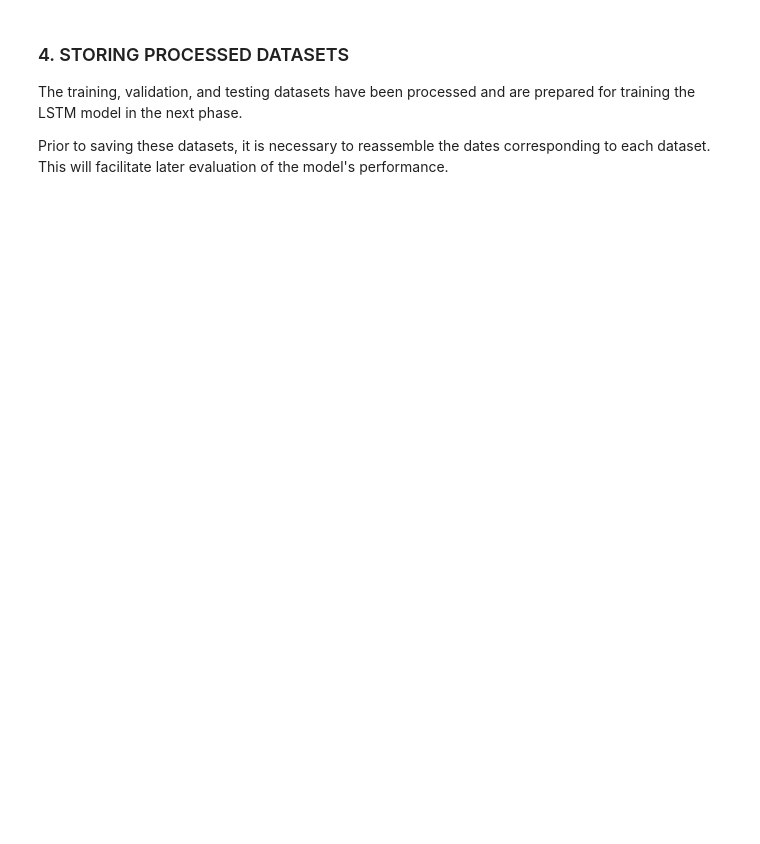
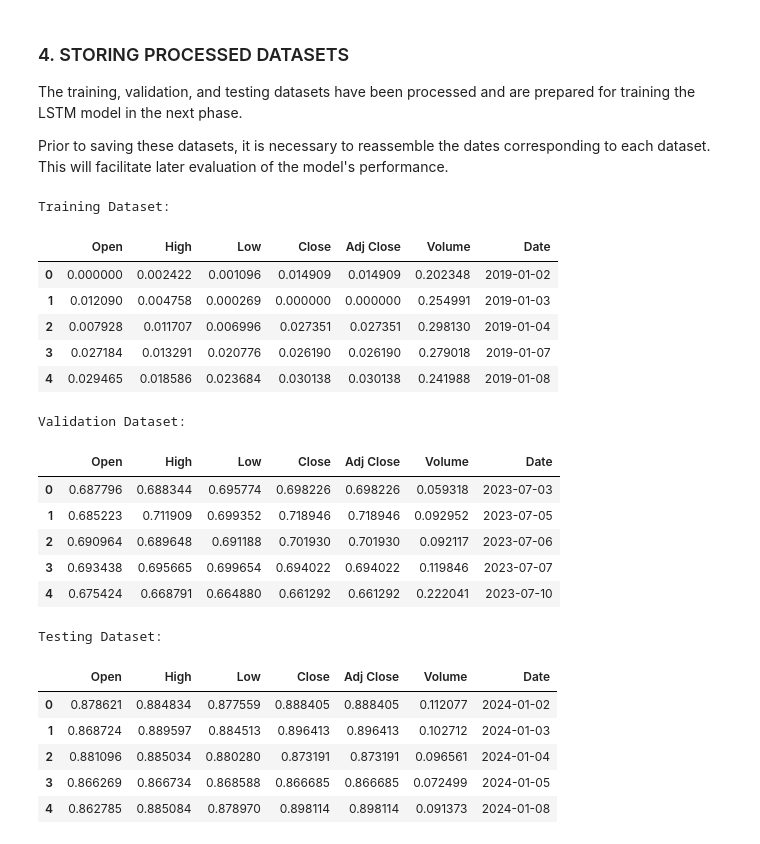
Before and after one commit to Pavun-KumarCH/LSTM-stock-price-prediction, a Jupyter notebook: research/Data-Preprocessing.ipynb, the cells around one changed output. Saved outputs shown, nothing was run; the diff lists cells and outputs as text; code cells hidden in the pictures; blank space fills up the shorter version.

```diff
--- a/research/Data-Preprocessing.ipynb
+++ b/research/Data-Preprocessing.ipynb
@@ -207,10 +207,10 @@ Accordingly, input features need to be transformed into a unified scale and sinc
 To prevent data leakage, we will fit the scaler solely to the training data. Subsequently, we will use this fitted scaler to transform the training, validation, and testing datasets.
 # %%
 # Initializing Scalr with range [0,1]
-scale = MinMaxScaler(feature_range=(0,1))
+scale = MinMaxScaler(feature_range = (0,1))
 
 # Fit & transform Scaler to Train, Validation & Test Datasets
-train_data_scaled = scale.fit_transform(train_data)
+train_data_scaled  =  scale.fit_transform(train_data)
 
-validation_data_scaled = scale.fit_transform(validation_data)
-test_data_scaled = scale.fit_transform(test_data)
+validation_data_scaled = scale.transform(validation_data)
+test_data_scaled =  scale.transform(test_data)
@@ -242,6 +303,38 @@ validation_final["Date"] = validation_dates.values
 
 test_final = pd.DataFrame(test_data_scaled, columns = features, index = None)
 test_final["Date"] = test_dates.values
+# %%
+print("Training Dataset:")
+display(train_final.head())
+
+print("Validation Dataset:")
+display(validation_final.head())
+
+
+print("Testing Dataset:")
+display(test_final.head())
+# %% [output]
+Training Dataset:
+|  | Open | High | Low | Close | Adj Close | Volume | Date |
+| 0 | 0.000000 | 0.002422 | 0.001096 | 0.014909 | 0.014909 | 0.202348 | 2019-01-02 |
+| 1 | 0.012090 | 0.004758 | 0.000269 | 0.000000 | 0.000000 | 0.254991 | 2019-01-03 |
+| 2 | 0.007928 | 0.011707 | 0.006996 | 0.027351 | 0.027351 | 0.298130 | 2019-01-04 |
+| 3 | 0.027184 | 0.013291 | 0.020776 | 0.026190 | 0.026190 | 0.279018 | 2019-01-07 |
+| 4 | 0.029465 | 0.018586 | 0.023684 | 0.030138 | 0.030138 | 0.241988 | 2019-01-08 |
+Validation Dataset:
+|  | Open | High | Low | Close | Adj Close | Volume | Date |
+| 0 | 0.687796 | 0.688344 | 0.695774 | 0.698226 | 0.698226 | 0.059318 | 2023-07-03 |
+| 1 | 0.685223 | 0.711909 | 0.699352 | 0.718946 | 0.718946 | 0.092952 | 2023-07-05 |
+| 2 | 0.690964 | 0.689648 | 0.691188 | 0.701930 | 0.701930 | 0.092117 | 2023-07-06 |
+| 3 | 0.693438 | 0.695665 | 0.699654 | 0.694022 | 0.694022 | 0.119846 | 2023-07-07 |
+| 4 | 0.675424 | 0.668791 | 0.664880 | 0.661292 | 0.661292 | 0.222041 | 2023-07-10 |
+Testing Dataset:
+|  | Open | High | Low | Close | Adj Close | Volume | Date |
+| 0 | 0.878621 | 0.884834 | 0.877559 | 0.888405 | 0.888405 | 0.112077 | 2024-01-02 |
+| 1 | 0.868724 | 0.889597 | 0.884513 | 0.896413 | 0.896413 | 0.102712 | 2024-01-03 |
+| 2 | 0.881096 | 0.885034 | 0.880280 | 0.873191 | 0.873191 | 0.096561 | 2024-01-04 |
+| 3 | 0.866269 | 0.866734 | 0.868588 | 0.866685 | 0.866685 | 0.072499 | 2024-01-05 |
+| 4 | 0.862785 | 0.885084 | 0.878970 | 0.898114 | 0.898114 | 0.091373 | 2024-01-08 |
 # %%
 # Prepare Datasets Files and Locations
 file_location = "..//data//processed//"
```
Also changed, not shown: parts of 2 cells of this notebook, 9 other files.
